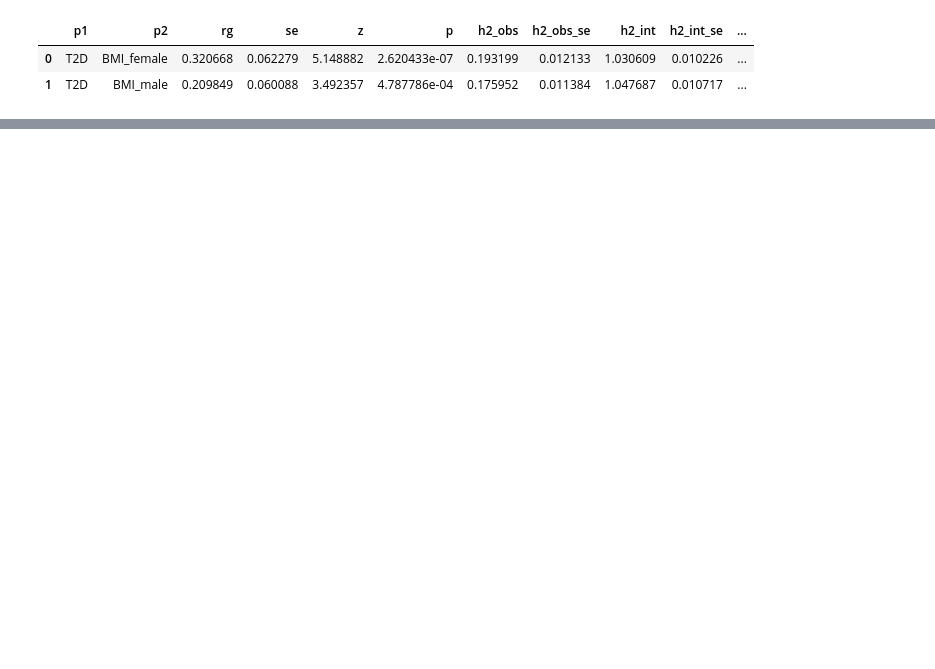
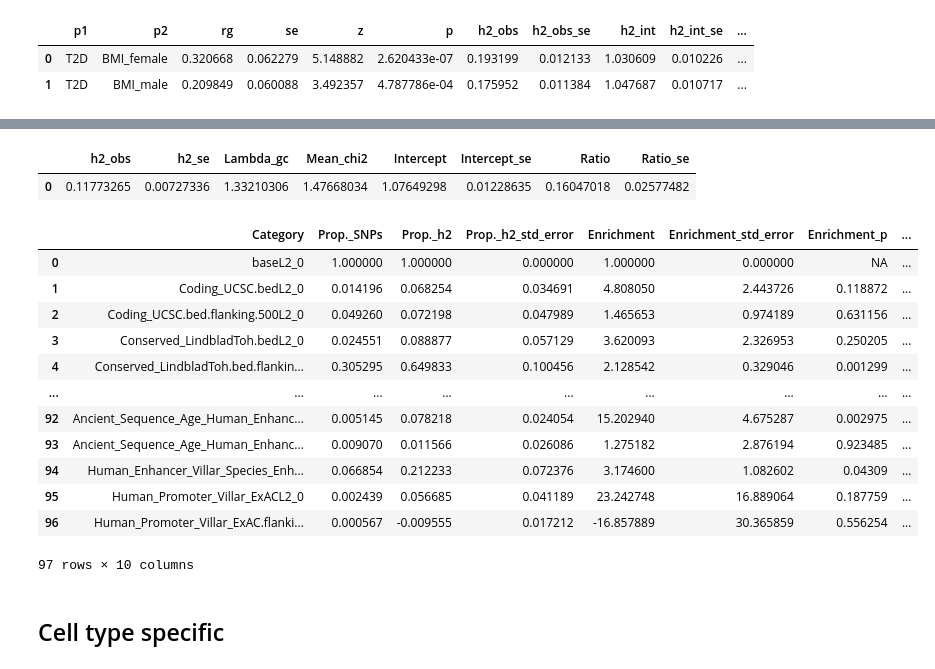
Before and after one commit to Cloufield/gwaslab, a Jupyter notebook: docs/ldsc_in_gwaslab.ipynb, the cells around one changed output, grey strips where cells are left out. Drawn from its saved outputs; the diff is of its cells as text; code cells hidden in the pictures; blank space fills up the shorter version.

```diff
--- a/docs/ldsc_in_gwaslab.ipynb
+++ b/docs/ldsc_in_gwaslab.ipynb
@@ -121,0 +150,23 @@ fig,ax,log,df = gl.plot_rg(t2d.ldsc_rg)
+# %%
+t2d.ldsc_partitioned_h2_summary
+# %% [output]
+|  | h2_obs | h2_se | Lambda_gc | Mean_chi2 | Intercept | Intercept_se | Ratio | Ratio_se |
+| 0 | 0.11773265 | 0.00727336 | 1.33210306 | 1.47668034 | 1.07649298 | 0.01228635 | 0.16047018 | 0.02577482 |
+# %%
+t2d.ldsc_partitioned_h2_results
+# %% [output]
+|  | Category | Prop._SNPs | Prop._h2 | Prop._h2_std_error | Enrichment | Enrichment_std_error | Enrichment_p | ... |
+| 0 | baseL2_0 | 1.000000 | 1.000000 | 0.000000 | 1.000000 | 0.000000 | NA | ... |
+| 1 | Coding_UCSC.bedL2_0 | 0.014196 | 0.068254 | 0.034691 | 4.808050 | 2.443726 | 0.118872 | ... |
+| 2 | Coding_UCSC.bed.flanking.500L2_0 | 0.049260 | 0.072198 | 0.047989 | 1.465653 | 0.974189 | 0.631156 | ... |
+| 3 | Conserved_LindbladToh.bedL2_0 | 0.024551 | 0.088877 | 0.057129 | 3.620093 | 2.326953 | 0.250205 | ... |
+| 4 | Conserved_LindbladToh.bed.flankin... | 0.305295 | 0.649833 | 0.100456 | 2.128542 | 0.329046 | 0.001299 | ... |
+| ... | ... | ... | ... | ... | ... | ... | ... | ... |
+| 92 | Ancient_Sequence_Age_Human_Enhanc... | 0.005145 | 0.078218 | 0.024054 | 15.202940 | 4.675287 | 0.002975 | ... |
+| 93 | Ancient_Sequence_Age_Human_Enhanc... | 0.009070 | 0.011566 | 0.026086 | 1.275182 | 2.876194 | 0.923485 | ... |
+| 94 | Human_Enhancer_Villar_Species_Enh... | 0.066854 | 0.212233 | 0.072376 | 3.174600 | 1.082602 | 0.04309 | ... |
+| 95 | Human_Promoter_Villar_ExACL2_0 | 0.002439 | 0.056685 | 0.041189 | 23.242748 | 16.889064 | 0.187759 | ... |
+| 96 | Human_Promoter_Villar_ExAC.flanki... | 0.000567 | -0.009555 | 0.017212 | -16.857889 | 30.365859 | 0.556254 | ... |
+97 rows × 10 columns
+# %% [markdown]
+## Cell type specific
```
Also changed, not shown: parts of 9 cells of this notebook, 8 other files.
